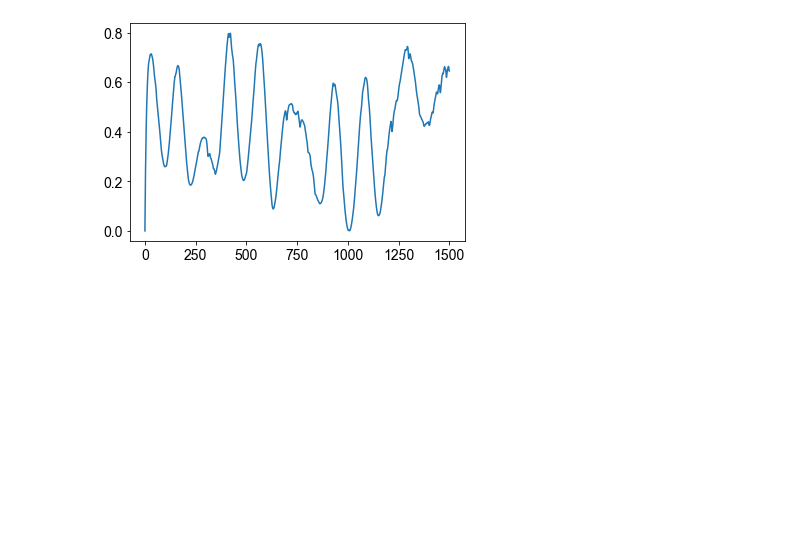
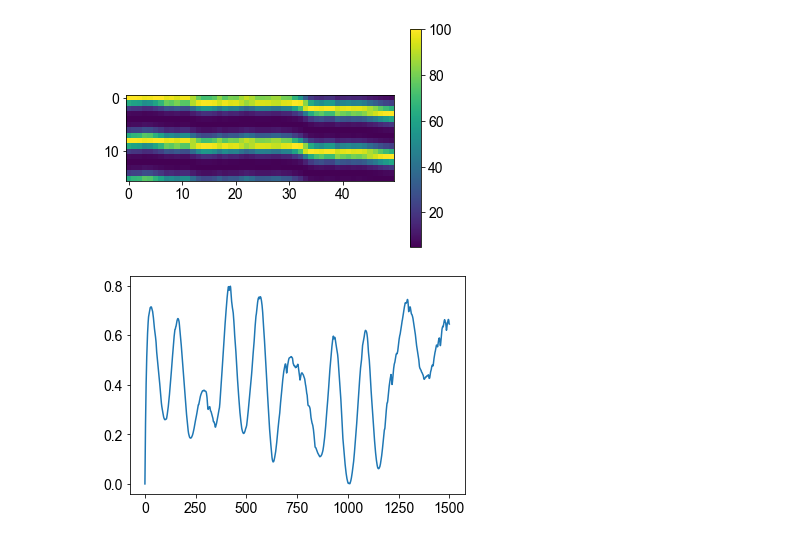
Before and after one commit to filippoferrari/CX_Path_Integration, a Jupyter notebook: notebooks/test_inputs.ipynb, the cells around one changed output. Cells and saved outputs as stored; diff of their text form; code cells hidden in the pictures; blank space fills up the shorter version.

```diff
--- a/notebooks/test_inputs.ipynb
+++ b/notebooks/test_inputs.ipynb
@@ -47,3 +156,12 @@ headings = np.tile(headings, 2)
+# %%
+headings = cx_spiking.inputs.compute_headings(h, N=8, sigma=0.8, vmin=5, vmax=100)
+headings = np.tile(headings, 2)
+# %%
+plt.imshow(headings.T[:,:50])
+plt.colorbar()
+plt.show()
+# %% [output]
+[figure, added]
 # %%
 # Obtain speed
 def get_speed(v, T_outbound):
```
Also changed, not shown: parts of 8 cells of this notebook, 2 other files.
